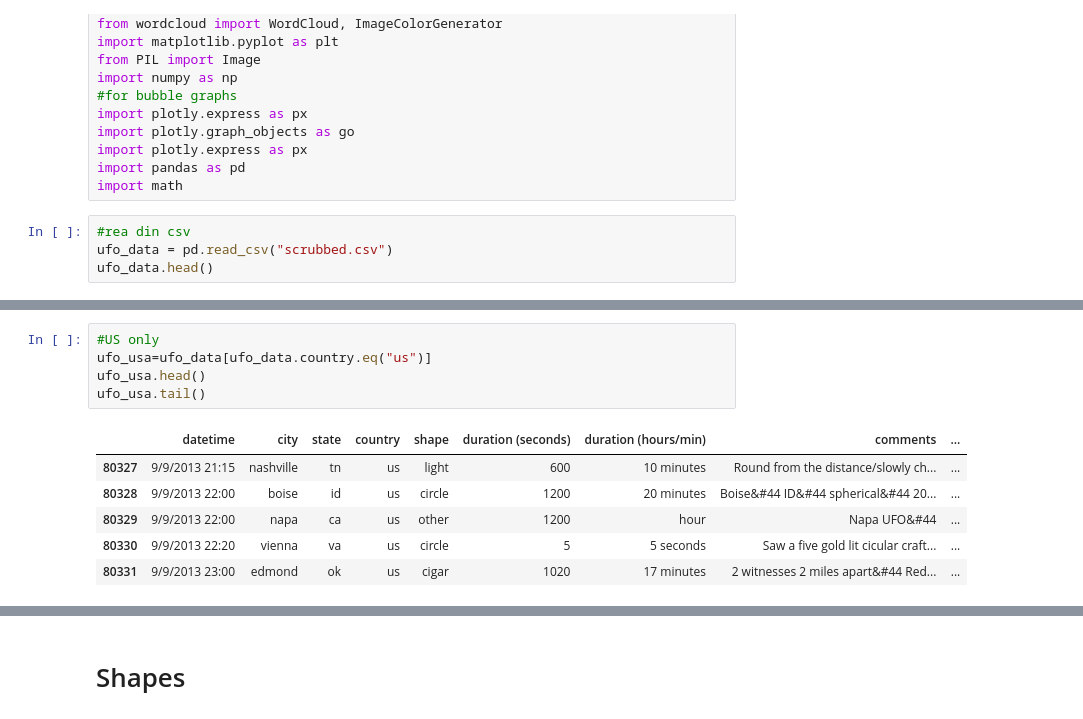
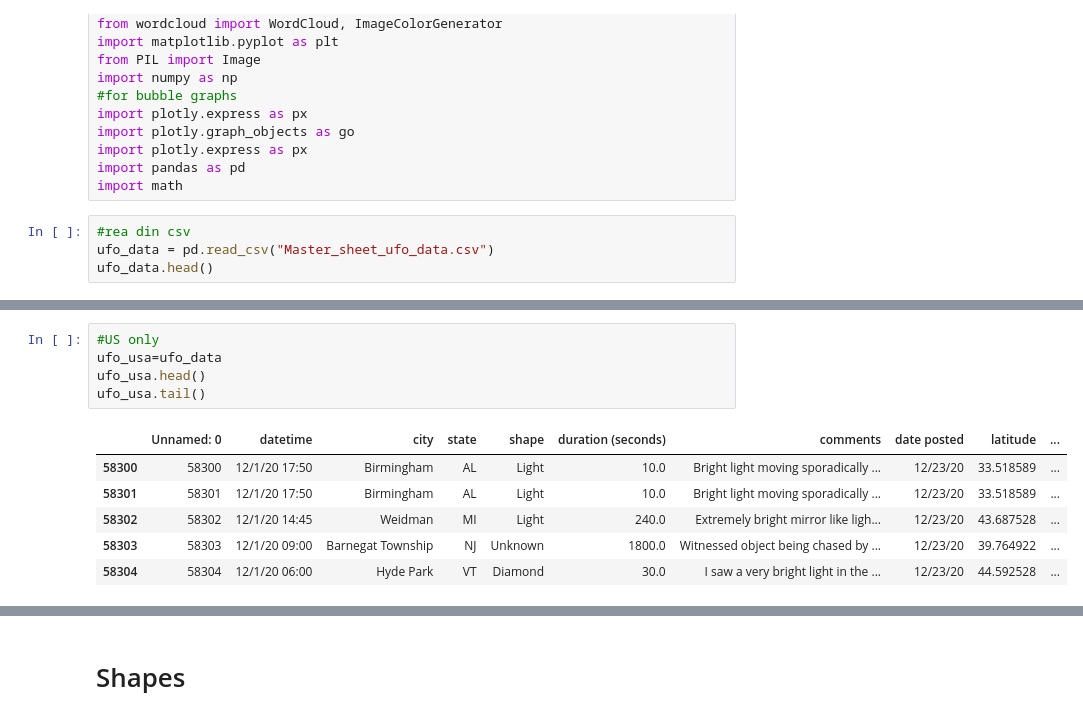
Before and after one commit to jocelyn4112/Project-2-TheyAreBack-, a Jupyter notebook: Old/Alien_Data .ipynb, the cells around one changed output, grey strips where cells are left out. Drawn from its saved outputs; the diff is of its cells as text.

```diff
--- a/Old/Alien_Data .ipynb
+++ b/Old/Alien_Data .ipynb
@@ -22,6 +22,6 @@ import pandas as pd
 import math
 # %%
 #rea din csv
-ufo_data = pd.read_csv("scrubbed.csv")
+ufo_data = pd.read_csv("Master_sheet_ufo_data.csv")
 ufo_data.head()
 # %% [output]
@@ -35,15 +34,15 @@ Columns (5,9) have mixed types.Specify dtype option on import or set low_memory=
 # %%
 #US only
-ufo_usa=ufo_data[ufo_data.country.eq("us")]
+ufo_usa=ufo_data
 ufo_usa.head()
 ufo_usa.tail()
 # %% [output]
-|  | datetime | city | state | country | shape | duration (seconds) | duration (hours/min) | comments | ... |
-| 80327 | 9/9/2013 21:15 | nashville | tn | us | light | 600 | 10 minutes | Round from the distance/slowly ch... | ... |
-| 80328 | 9/9/2013 22:00 | boise | id | us | circle | 1200 | 20 minutes | Boise&#44 ID&#44 spherical&#44 20... | ... |
-| 80329 | 9/9/2013 22:00 | napa | ca | us | other | 1200 | hour | Napa UFO&#44 | ... |
-| 80330 | 9/9/2013 22:20 | vienna | va | us | circle | 5 | 5 seconds | Saw a five gold lit cicular craft... | ... |
-| 80331 | 9/9/2013 23:00 | edmond | ok | us | cigar | 1020 | 17 minutes | 2 witnesses 2 miles apart&#44 Red... | ... |
+|  | Unnamed: 0 | datetime | city | state | shape | duration (seconds) | comments | date posted | latitude | ... |
+| 58300 | 58300 | 12/1/20 17:50 | Birmingham | AL | Light | 10.0 | Bright light moving sporadically ... | 12/23/20 | 33.518589 | ... |
+| 58301 | 58301 | 12/1/20 17:50 | Birmingham | AL | Light | 10.0 | Bright light moving sporadically ... | 12/23/20 | 33.518589 | ... |
+| 58302 | 58302 | 12/1/20 14:45 | Weidman | MI | Light | 240.0 | Extremely bright mirror like ligh... | 12/23/20 | 43.687528 | ... |
+| 58303 | 58303 | 12/1/20 09:00 | Barnegat Township | NJ | Unknown | 1800.0 | Witnessed object being chased by ... | 12/23/20 | 39.764922 | ... |
+| 58304 | 58304 | 12/1/20 06:00 | Hyde Park | VT | Diamond | 30.0 | I saw a very bright light in the ... | 12/23/20 | 44.592528 | ... |
 # %%
 #broken out by datetime
 ufo_usa[['Month', 'Day', 'Time']]= ufo_usa['datetime'].str.split('/',expand=True)
```
Also changed, not shown: parts of 13 cells of this notebook, 5 other files.
